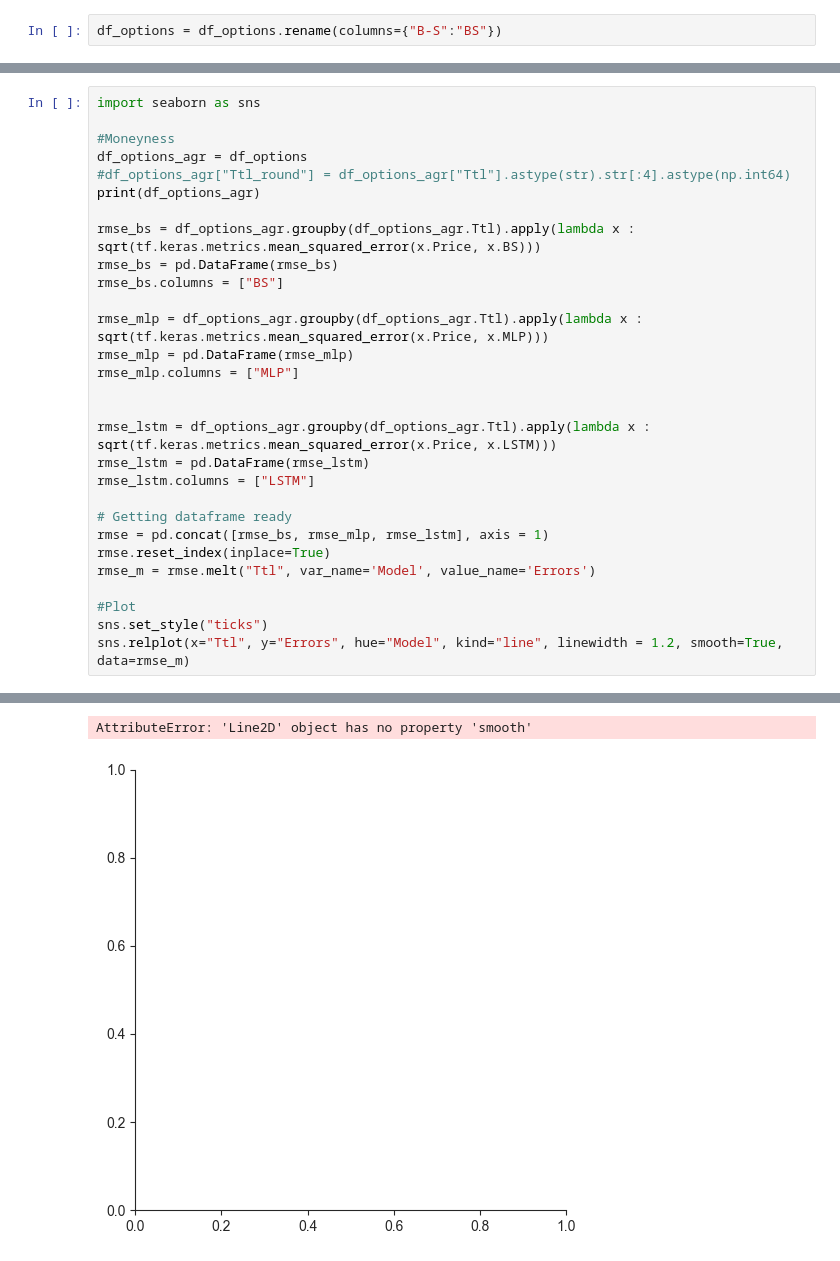
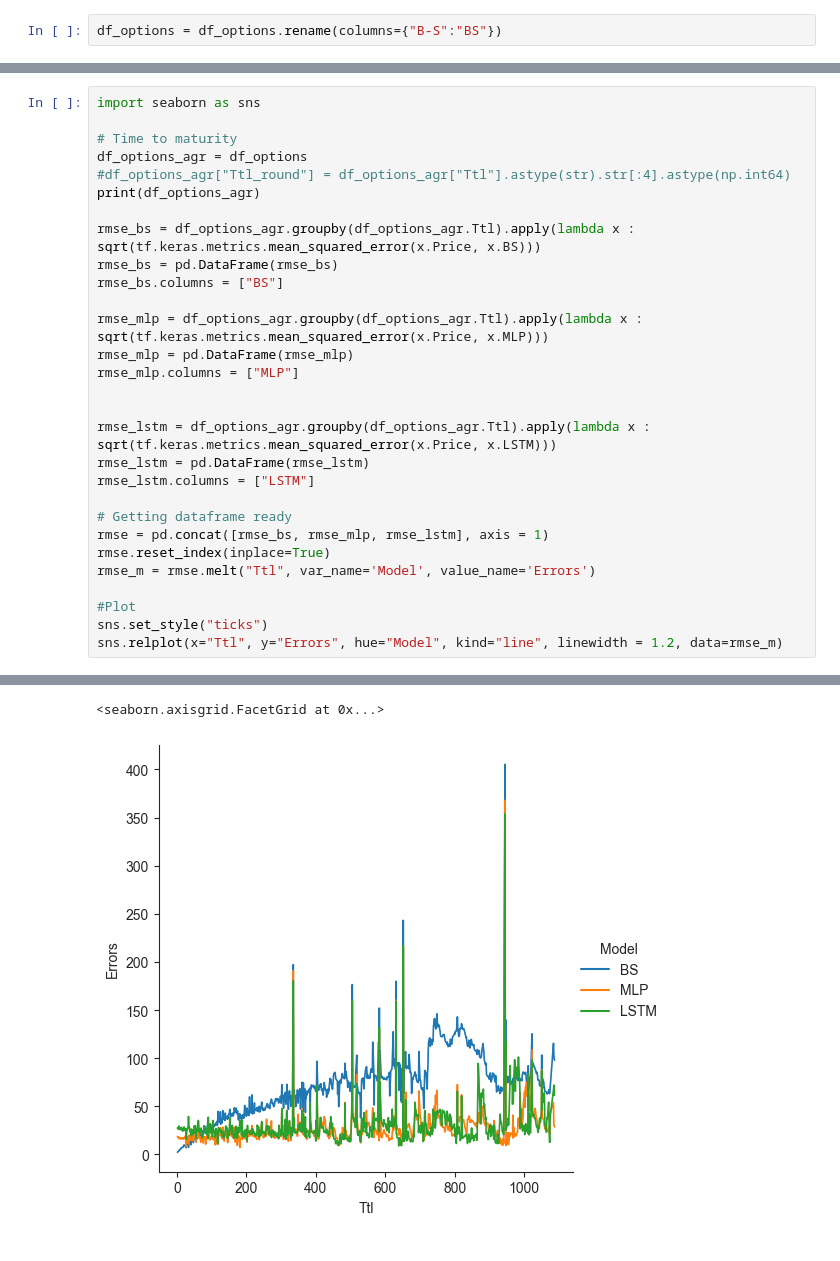
Before and after one commit to jacobvinje/LSTM-for-option-pricing, a Jupyter notebook: Benchmarking/full_compare.ipynb, the cells around one changed output, grey strips where cells are left out. Cells and saved outputs as stored; diff of their text form.

```diff
--- a/Benchmarking/full_compare.ipynb
+++ b/Benchmarking/full_compare.ipynb
@@ -292,7 +254,7 @@ plt.show()
 # %%
 import seaborn as sns
 
-#Moneyness
+# Time to maturity
 df_options_agr = df_options
 #df_options_agr["Ttl_round"] = df_options_agr["Ttl"].astype(str).str[:4].astype(np.int64)
 print(df_options_agr)
@@ -317,5 +279,5 @@ rmse_m = rmse.melt("Ttl", var_name='Model', value_name='Errors')
 
 #Plot
 sns.set_style("ticks")
-sns.relplot(x="Ttl", y="Errors", hue="Model", kind="line", linewidth = 1.2, smooth=True, data=rmse_m)
+sns.relplot(x="Ttl", y="Errors", hue="Model", kind="line", linewidth = 1.2, data=rmse_m)
 # %% [output]
@@ -337,4 +299,4 @@ sns.relplot(x="Ttl", y="Errors", hue="Model", kind="line", linewidth = 1.2, smoo
 
 [1845482 rows x 14 columns]
-AttributeError: 'Line2D' object has no property 'smooth'
+<seaborn.axisgrid.FacetGrid at 0x...>
-[figure, old version]
+[figure, new version]
```
Also changed, not shown: parts of 6 cells of this notebook.
